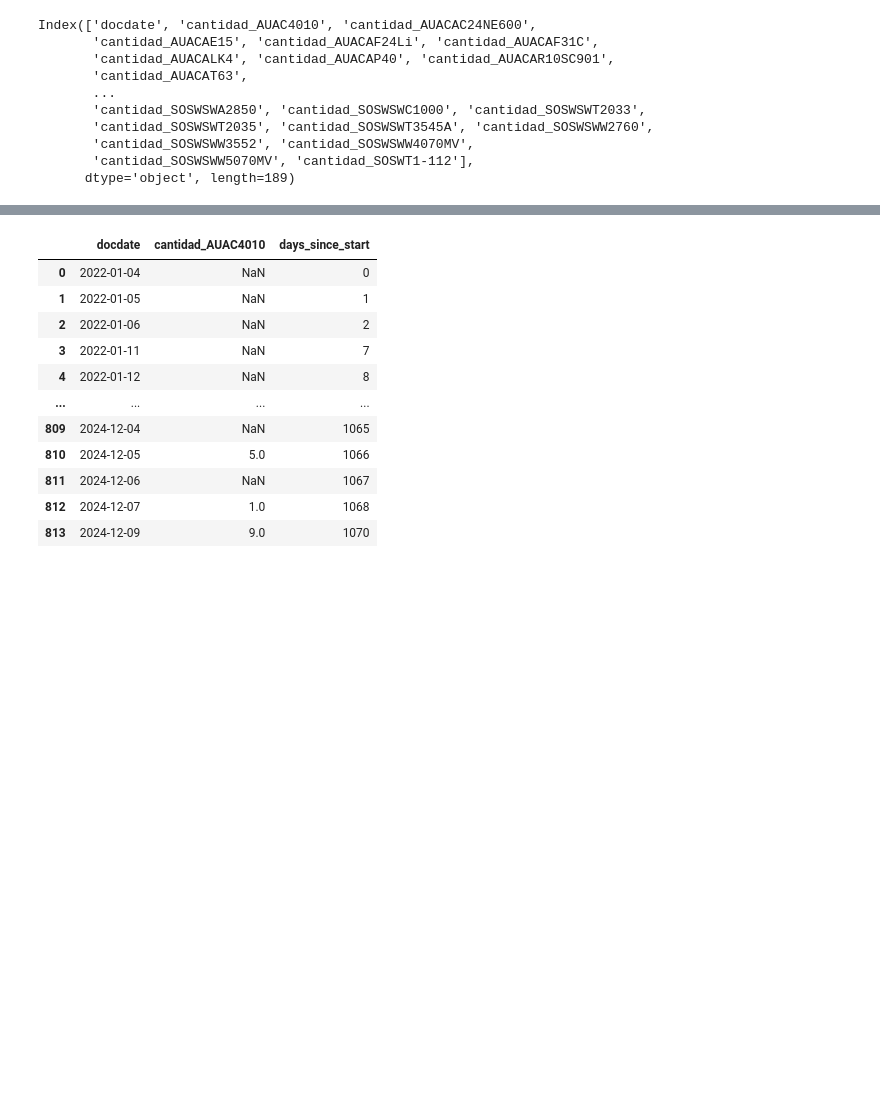
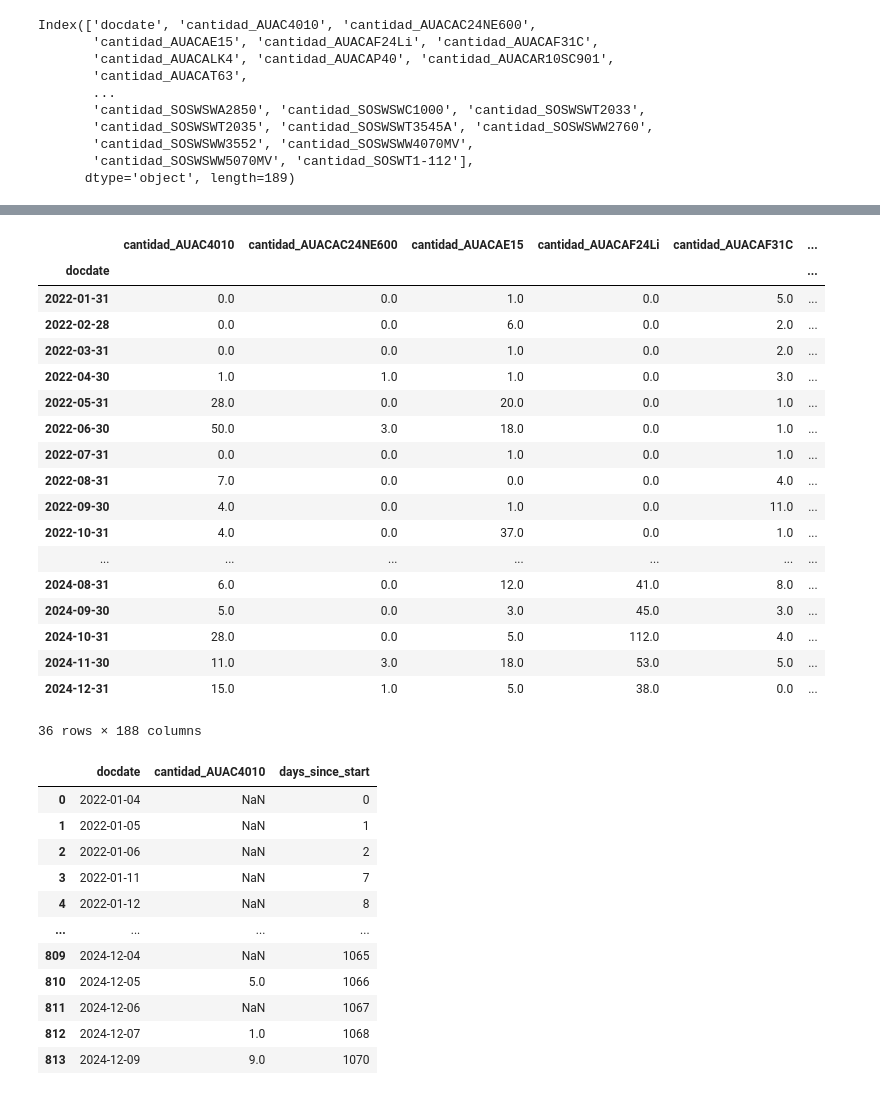
Before and after one commit to luemartinezro/ujueta_project, a Jupyter notebook: mod_data_apilada_Dda_low.ipynb, the cells around one changed output, grey strips where cells are left out. Cells and saved outputs as stored; diff of their text form; code cells hidden in the pictures; blank space fills up the shorter version.

```diff
--- a/mod_data_apilada_Dda_low.ipynb
+++ b/mod_data_apilada_Dda_low.ipynb
@@ -738,3 +740,8 @@ Index(['docdate', 'cantidad_AUAC4010', 'cantidad_AUACAC24NE600',
        'cantidad_SOSWSWW3552', 'cantidad_SOSWSWW4070MV',
        'cantidad_SOSWSWW5070MV', 'cantidad_SOSWT1-112'],
       dtype='object', length=189)
+# %%
+dlowers = datas_low.copy()
+# %%
+dlowers = dlowers.fillna(0)
+dlowers.tail(10)
@@ -740,0 +761,7 @@ Index(['docdate', 'cantidad_AUAC4010', 'cantidad_AUACAC24NE600',
+# %%
+# monthly summarization
+dlowers['docdate'] = pd.to_datetime(dlowers['docdate'])
+dlowers.set_index('docdate', inplace=True)
+
+low_month = dlowers.resample('M').sum()
+print(low_month)
@@ -740,0 +786,23 @@ Index(['docdate', 'cantidad_AUAC4010', 'cantidad_AUACAC24NE600',
+# %%
+low_month = pd.DataFrame(low_month)
+low_month
+# %% [output]
+|  | cantidad_AUAC4010 | cantidad_AUACAC24NE600 | cantidad_AUACAE15 | cantidad_AUACAF24Li | cantidad_AUACAF31C | ... |
+| docdate |  |  |  |  |  | ... |
+| 2022-01-31 | 0.0 | 0.0 | 1.0 | 0.0 | 5.0 | ... |
+| 2022-02-28 | 0.0 | 0.0 | 6.0 | 0.0 | 2.0 | ... |
+| 2022-03-31 | 0.0 | 0.0 | 1.0 | 0.0 | 2.0 | ... |
+| 2022-04-30 | 1.0 | 1.0 | 1.0 | 0.0 | 3.0 | ... |
+| 2022-05-31 | 28.0 | 0.0 | 20.0 | 0.0 | 1.0 | ... |
+| 2022-06-30 | 50.0 | 3.0 | 18.0 | 0.0 | 1.0 | ... |
+| 2022-07-31 | 0.0 | 0.0 | 1.0 | 0.0 | 1.0 | ... |
+| 2022-08-31 | 7.0 | 0.0 | 0.0 | 0.0 | 4.0 | ... |
+| 2022-09-30 | 4.0 | 0.0 | 1.0 | 0.0 | 11.0 | ... |
+| 2022-10-31 | 4.0 | 0.0 | 37.0 | 0.0 | 1.0 | ... |
+| ... | ... | ... | ... | ... | ... | ... |
+| 2024-08-31 | 6.0 | 0.0 | 12.0 | 41.0 | 8.0 | ... |
+| 2024-09-30 | 5.0 | 0.0 | 3.0 | 45.0 | 3.0 | ... |
+| 2024-10-31 | 28.0 | 0.0 | 5.0 | 112.0 | 4.0 | ... |
+| 2024-11-30 | 11.0 | 3.0 | 18.0 | 53.0 | 5.0 | ... |
+| 2024-12-31 | 15.0 | 1.0 | 5.0 | 38.0 | 0.0 | ... |
+36 rows × 188 columns
```
Also changed, not shown: parts of 8 cells of this notebook.
